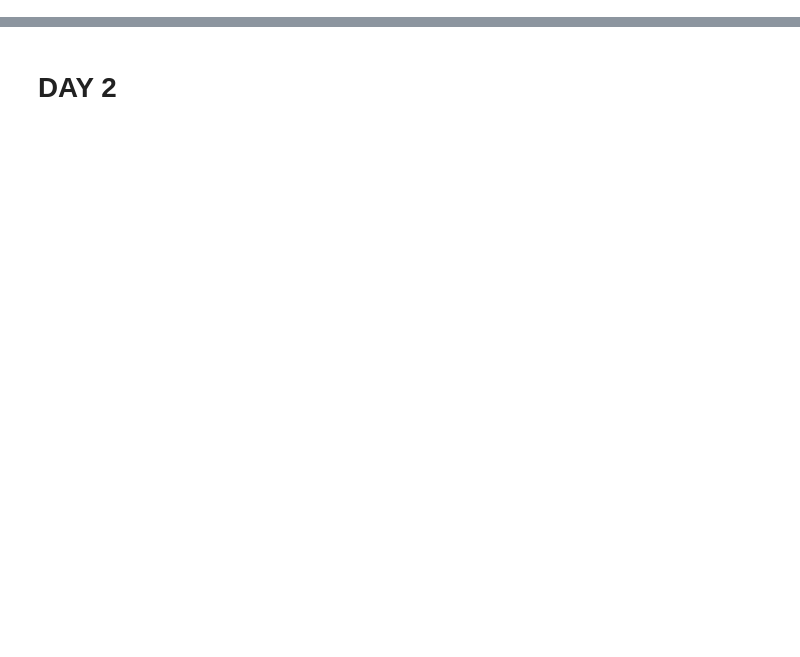
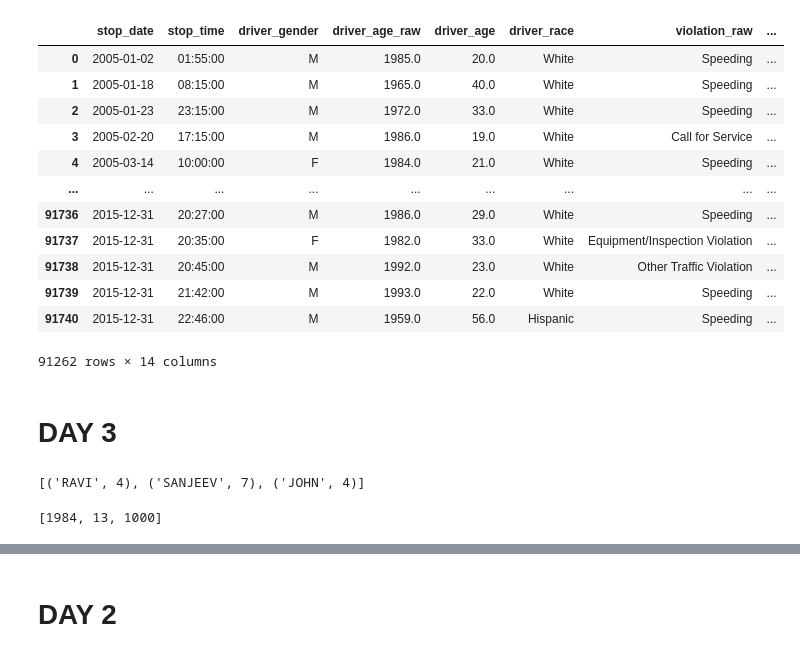
Before and after one commit to hariharanpavan/Python-Training, a Jupyter notebook: Tasks_python.ipynb, the cells around one changed output, grey strips where cells are left out. Saved outputs shown, nothing was run; the diff lists cells and outputs as text; code cells hidden in the pictures; blank space fills up the shorter version.

```diff
--- a/Tasks_python.ipynb
+++ b/Tasks_python.ipynb
@@ -0,0 +5,5 @@
+# %%
+import pandas as pd
+
+df = pd.read_csv('police.csv')
+df.head()
@@ -0,0 +60,2 @@
+# %%
+df.dropna(how='all', axis=1,inplace=True)
@@ -0,0 +68,2 @@
+# %%
+df.drop_duplicates(inplace=True)
@@ -0,0 +107,43 @@
+# %%
+df.stop_date = pd.to_datetime(df.stop_date)
+df.stop_time = pd.to_datetime(df.stop_time).dt.time
+df
+# %% [output]
+|  | stop_date | stop_time | driver_gender | driver_age_raw | driver_age | driver_race | violation_raw | ... |
+| 0 | 2005-01-02 | 01:55:00 | M | 1985.0 | 20.0 | White | Speeding | ... |
+| 1 | 2005-01-18 | 08:15:00 | M | 1965.0 | 40.0 | White | Speeding | ... |
+| 2 | 2005-01-23 | 23:15:00 | M | 1972.0 | 33.0 | White | Speeding | ... |
+| 3 | 2005-02-20 | 17:15:00 | M | 1986.0 | 19.0 | White | Call for Service | ... |
+| 4 | 2005-03-14 | 10:00:00 | F | 1984.0 | 21.0 | White | Speeding | ... |
+| ... | ... | ... | ... | ... | ... | ... | ... | ... |
+| 91736 | 2015-12-31 | 20:27:00 | M | 1986.0 | 29.0 | White | Speeding | ... |
+| 91737 | 2015-12-31 | 20:35:00 | F | 1982.0 | 33.0 | White | Equipment/Inspection Violation | ... |
+| 91738 | 2015-12-31 | 20:45:00 | M | 1992.0 | 23.0 | White | Other Traffic Violation | ... |
+| 91739 | 2015-12-31 | 21:42:00 | M | 1993.0 | 22.0 | White | Speeding | ... |
+| 91740 | 2015-12-31 | 22:46:00 | M | 1959.0 | 56.0 | Hispanic | Speeding | ... |
+91262 rows × 14 columns
+# %% [markdown]
+# **DAY 3**
+# %%
+def length(names):
+    out = [(name.upper(), len(name)) for name in names]
+    return out
+
+input_names = ['Ravi', 'Sanjeev', 'John']
+output = length(input_names)
+print(output)
+# %% [output]
+[('RAVI', 4), ('SANJEEV', 7), ('JOHN', 4)]
+# %%
+import re
+
+def nums(text):
+    numbers = re.findall(r'\d+', text)
+    numbers = [int(number) for number in numbers]
+    return numbers
+
+text = 'In 1984 there were 13 instances of a protest with over 1000 people attending'
+numbers = nums(text)
+print(numbers)
+# %% [output]
+[1984, 13, 1000]
```
Also changed, not shown: parts of 27 cells of this notebook.
